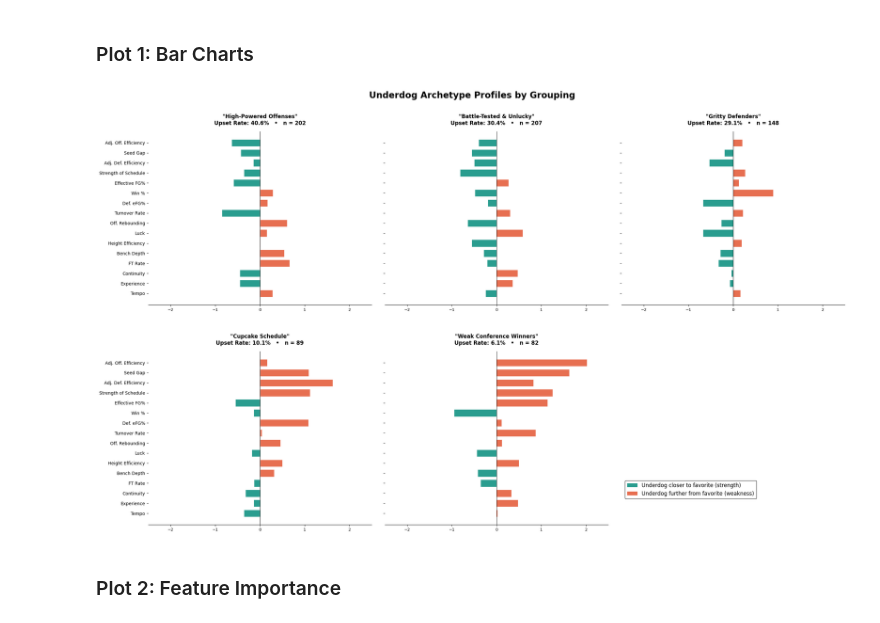
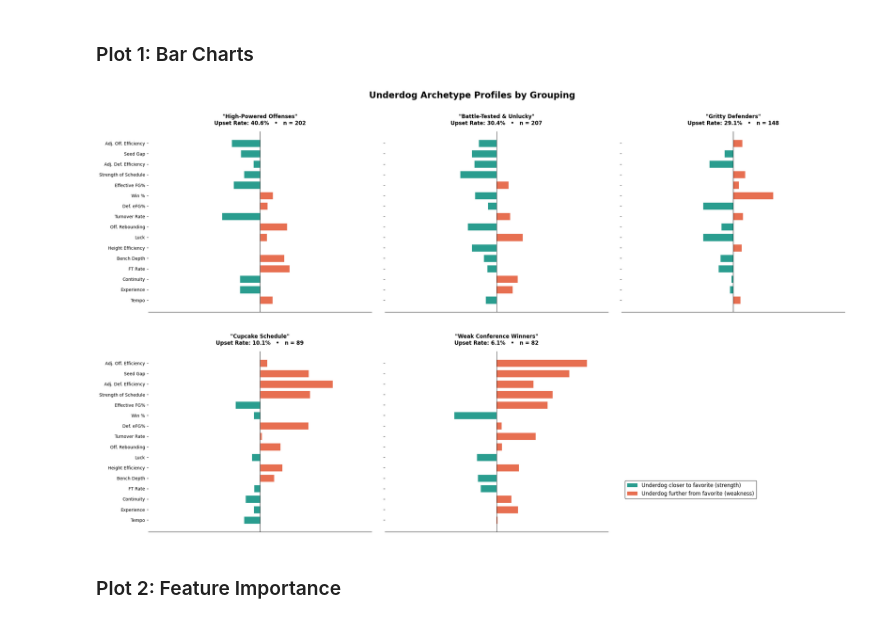
Before and after one commit to benberinsky/ds4320-project-1, a Jupyter notebook: scripts/pipeline/solution_pipeline.ipynb, the cells around one changed output. Drawn from its saved outputs; the diff is of its cells as text; code cells hidden in the pictures.

Commit message:
updating x axis for plots

```diff
--- a/scripts/pipeline/solution_pipeline.ipynb
+++ b/scripts/pipeline/solution_pipeline.ipynb
@@ -676,36 +676,38 @@ for i, cid in enumerate(sorted_clusters):
     ax.axvline(0, color="black", linewidth=0.8)
     ax.set_xlim(-2.5, 2.5)
     ax.tick_params(axis="y", labelsize=10)
-    ax.tick_params(axis="x", labelsize=9)
+    ax.tick_params(axis="x", labelsize=0)
+    # removing x axis labels and ticks for cleaner look
+    ax.set_xticks([])
 
     ax.set_title(
         f'"{cluster_names[cid]}"\n'
         f"Upset Rate: {cluster_summary.loc[cid, 'upset_rate_pct']}%   •   "
         f"n = {cluster_summary.loc[cid, 'n_games']}",
         fontsize=12, fontweight="bold", pad=15
     )
 
     if i % 3 != 0:
         ax.set_yticklabels([])
 
     sns.despine(ax=ax, left=True)
 
 axes_flat[5].set_visible(False)
 
 # adding key for color coding (strength vs. weakness)
 legend_elements = [
     Patch(facecolor="#2a9d8f", label="Underdog closer to favorite (strength)"),
     Patch(facecolor="#e76f51", label="Underdog further from favorite (weakness)")
 ]
 fig.legend(handles=legend_elements, loc="lower right", fontsize=12,
            bbox_to_anchor=(0.88, 0.08), frameon=True, edgecolor="black")
 
 fig.suptitle("Underdog Archetype Profiles by Grouping",
              fontsize=20, fontweight="bold", y=1.01)
 plt.tight_layout(h_pad=5, w_pad=3)
 plt.show()
 # %% [output]
-[figure, old version]
+[figure, new version]
 # %%
 fig.subplots_adjust(top=0.92)
 fig.savefig("../../figures/archetype_profiles.png", dpi=300, bbox_inches="tight")
```
Also changed, not shown: parts of 1 cell of this notebook, 1 other file.
